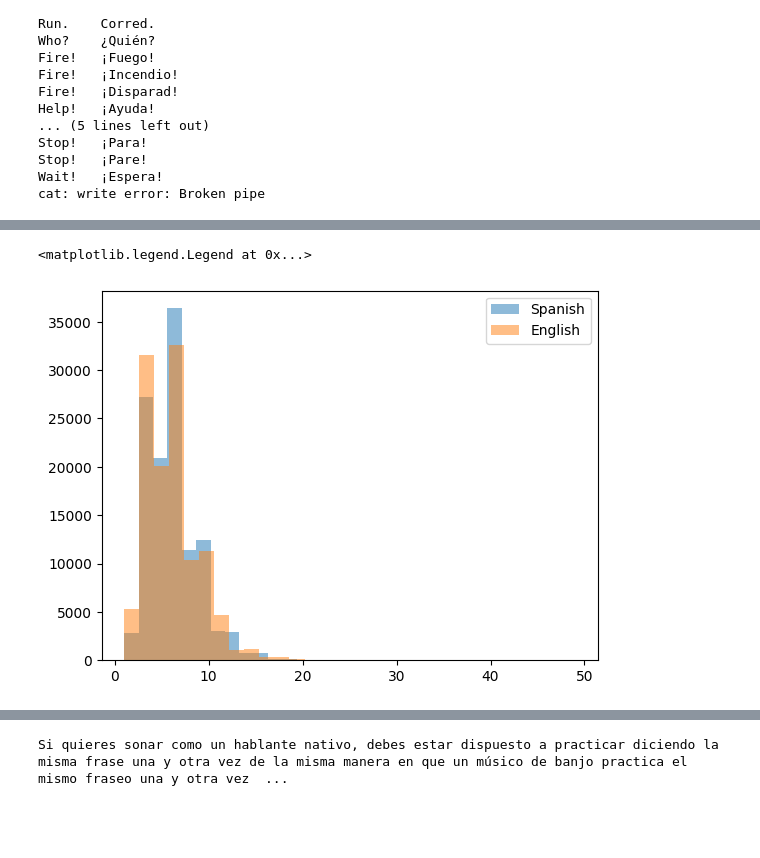
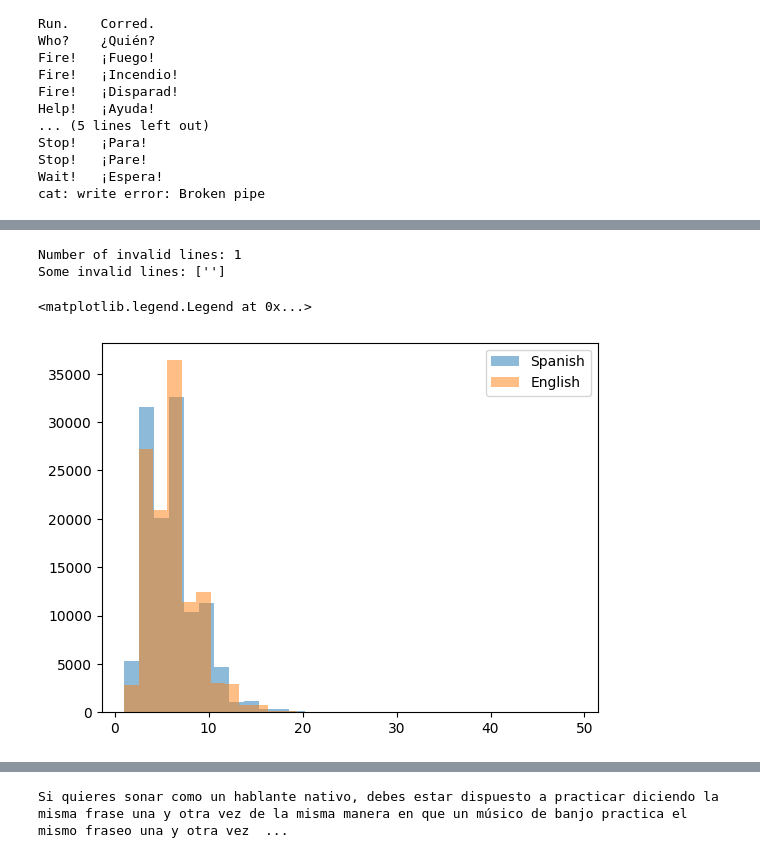
Before and after one commit to zkhechadoorian/Spanish_and_Portuguese_Translator, a Jupyter notebook: 1_nmt_translation/nmt_with_attention.ipynb, the cells around one changed output, grey strips where cells are left out. Cells and saved outputs as stored; diff of their text form; code cells hidden in the pictures; blank space fills up the shorter version.

```diff
--- a/1_nmt_translation/nmt_with_attention.ipynb
+++ b/1_nmt_translation/nmt_with_attention.ipynb
@@ -255,0 +242,3 @@ context_raw[0:10]
+# %%
+context_raw = open(path_to_file, 'r', encoding='utf-8').read().split('\n') # read the file and split into lines
+context_raw[0:10]
@@ -256,21 +256,29 @@ context_raw[0:10]
+# %%
+# find lines that do not have exactly two tab-separated parts
+invalid_lines = [line for line in context_raw if len(line.split('\t')) != 2]
+print(f"Number of invalid lines: {len(invalid_lines)}")
+print(f"Some invalid lines: {invalid_lines[:5]}")
+# %% [output]
+Number of invalid lines: 1
+Some invalid lines: ['']
+# %%
+# remove invalid lines
+context_raw = [line for line in context_raw if len(line.split('\t')) == 2]
 # %%
 # vector of spanish phrases
-spanish_phrases = [line.split('\t')[0] for line in context_raw]
+spanish_phrases = [line.split('\t')[1] for line in context_raw]
 # vector of english phrases
-english_phrases = [line.split('\t')[1] for line in context_raw]
+english_phrases = [line.split('\t')[0] for line in context_raw]
 # %%
-# Dataset size and structure
-context_raw = open(path_to_file, 'r', encoding='utf-8').readlines()
-
 # distribution of word count
 spanish_word_counts = [len(phrase.split()) for phrase in spanish_phrases]
 english_word_counts = [len(phrase.split()) for phrase in english_phrases]
 plt.hist(spanish_word_counts, bins=30, alpha=0.5, label='Spanish')
 plt.hist(english_word_counts, bins=30, alpha=0.5, label='English')
 plt.legend()
 # %% [output]
 <matplotlib.legend.Legend at 0x...>
-[figure, old version]
+[figure, new version]
 # %%
 # scatter plot of word counts
 plt.figure(figsize=(8, 6))
```
Also changed, not shown: parts of 64 cells of this notebook.
